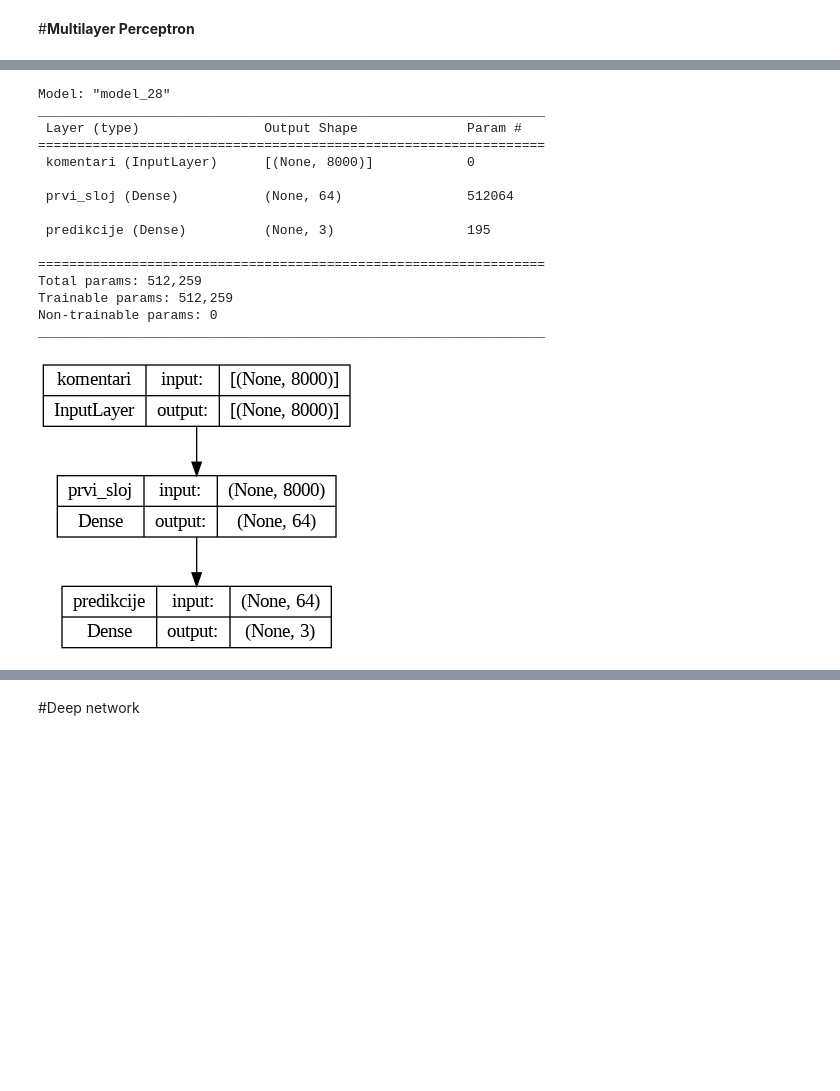
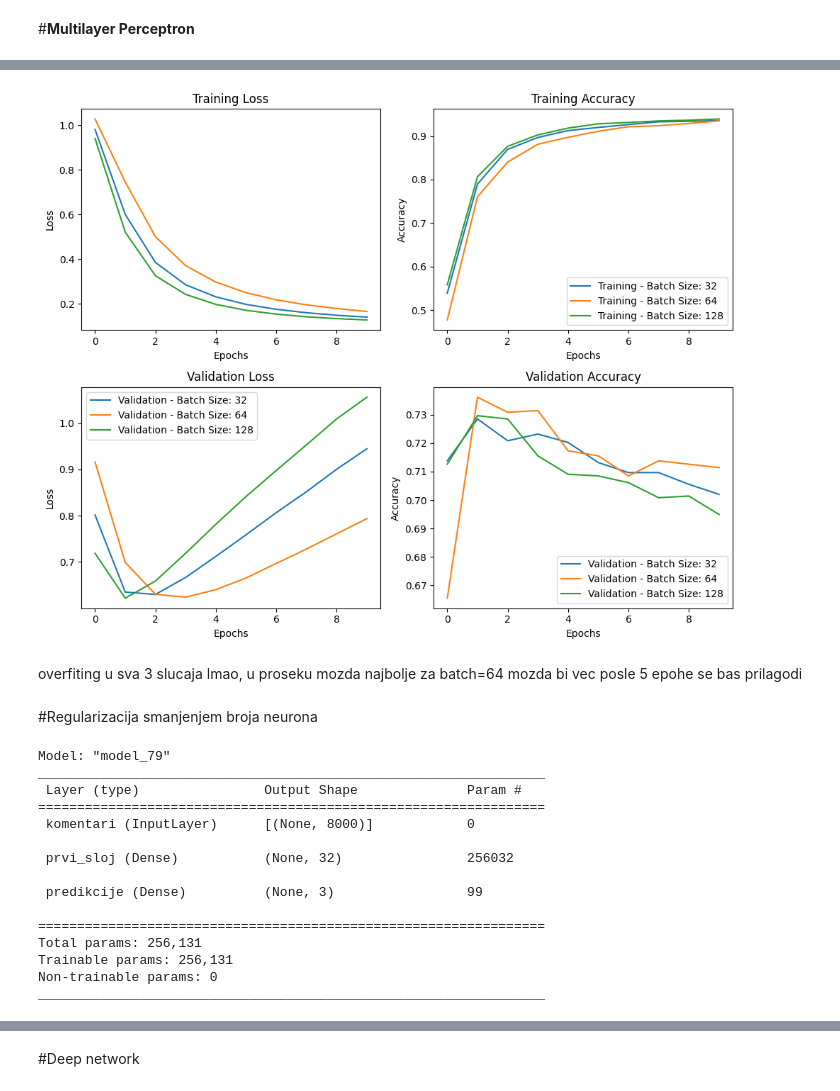
Before and after one commit to MATF-istrazivanje-podataka-1/2023_Data_Mining_Physics_vs_Chemistry_vs_Biology_Dataset, a Jupyter notebook: klasifikacija/neural_network.ipynb, the cells around one changed output, grey strips where cells are left out. Saved outputs shown, nothing was run; the diff lists cells and outputs as text; code cells hidden in the pictures; blank space fills up the shorter version.

```diff
--- a/klasifikacija/neural_network.ipynb
+++ b/klasifikacija/neural_network.ipynb
@@ -104,3 +115,45 @@ def plot_metrics(losses, accuracies, val_losses, val_accuracies):
+# %%
+def plot_batch():
+  plt.figure(figsize=(10, 8))
+
+  batch_sizes = [32, 64, 128]
+  # training loss
+  plt.subplot(2, 2, 1)
+  for i in range(len(batch_sizes)):
+      plt.plot(all_losses[i], label=f'Training - Batch Size: {batch_sizes[i]}')
+  plt.xlabel('Epochs')
+  plt.ylabel('Loss')
+  plt.title('Training Loss')
+
+  # training accuracy
+  plt.subplot(2, 2, 2)
+  for i in range(len(batch_sizes)):
+      plt.plot(all_accuracies[i], label=f'Training - Batch Size: {batch_sizes[i]}')
+  plt.xlabel('Epochs')
+  plt.ylabel('Accuracy')
+  plt.title('Training Accuracy')
+  plt.legend()
+
+  # validation loss
+  plt.subplot(2, 2, 3)
+  for i in range(len(batch_sizes)):
+      plt.plot(all_val_losses[i], label=f'Validation - Batch Size: {batch_sizes[i]}')
+  plt.xlabel('Epochs')
+  plt.ylabel('Loss')
+  plt.title('Validation Loss')
+  plt.legend()
+
+  # validation accuracy
+  plt.subplot(2, 2, 4)
+  for i in range(len(batch_sizes)):
+      plt.plot(all_val_accuracies[i], label=f'Validation - Batch Size: {batch_sizes[i]}')
+  plt.xlabel('Epochs')
+  plt.ylabel('Accuracy')
+  plt.title('Validation Accuracy')
+  plt.legend()
+
+  plt.tight_layout()
+  plt.show()
 # %%
 X_train, X_val, y_train, y_val, X_test, y_test = load_data()
 # %%
@@ -114,0 +233,6 @@ compare_val_accuracy = []
+# %%
+plot_batch()
+# %% [output]
+[figure, added]
+# %% [markdown]
+overfiting u sva 3 slucaja lmao, u proseku mozda najbolje za batch=64 mozda bi vec posle 5 epohe se bas prilagodi
@@ -115,26 +244,26 @@ compare_val_accuracy = []
+# %% [markdown]
+#Regularizacija smanjenjem broja neurona
 # %%
 input_dim = X_train.shape[1]
 inputs = Input(shape=(input_dim,), name="komentari")
-x = Dense(64, activation='relu', name="prvi_sloj")(inputs)
+x = Dense(32, activation='relu', name="prvi_sloj")(inputs)
 outputs = Dense(3, activation='softmax', name="predikcije")(x)
 
-baseline_model = create_and_describe(inputs=inputs, outputs=outputs)
-plot_model(baseline_model,show_shapes=True)
+reg_model = create_and_describe(inputs=inputs, outputs=outputs)
 # %% [output]
-Model: "model_28"
+Model: "model_79"
 _________________________________________________________________
  Layer (type)                Output Shape              Param #
 =================================================================
  komentari (InputLayer)      [(None, 8000)]            0
 
- prvi_sloj (Dense)           (None, 64)                512064
+ prvi_sloj (Dense)           (None, 32)                256032
 
- predikcije (Dense)          (None, 3)                 195
+ predikcije (Dense)          (None, 3)                 99
 
 =================================================================
-Total params: 512,259
-Trainable params: 512,259
+Total params: 256,131
+Trainable params: 256,131
 Non-trainable params: 0
 _________________________________________________________________
-[figure, removed]
 # %%
```
Also changed, not shown: parts of 43 cells of this notebook.
